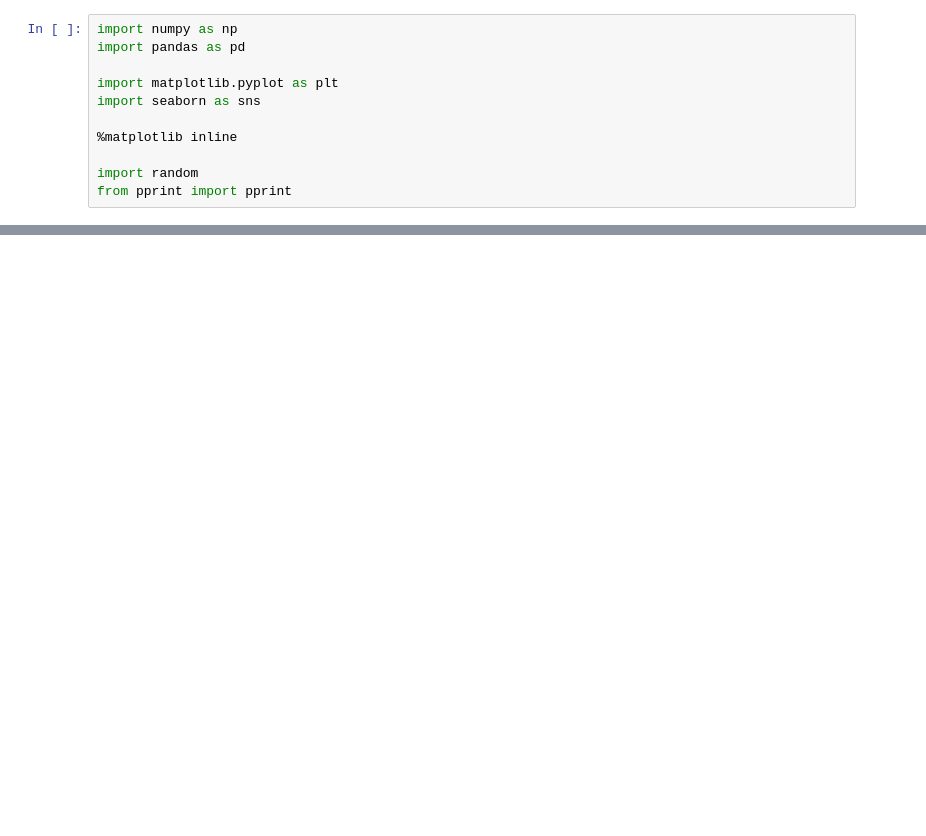
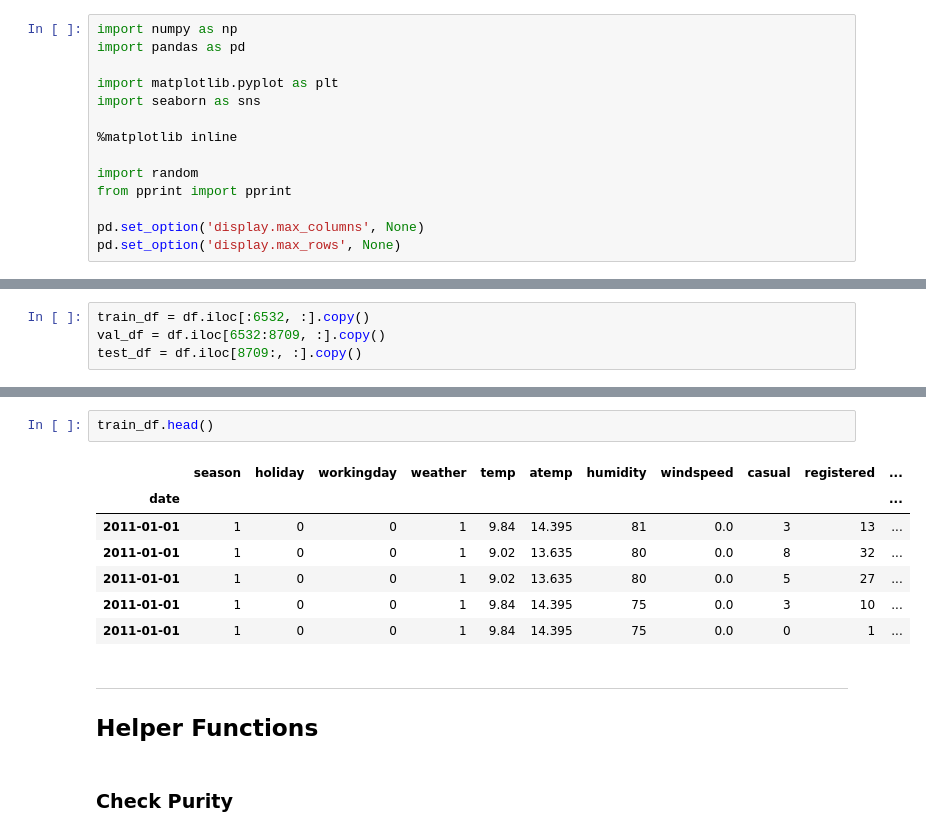
Before and after one commit to mailliwJ/fromScratch, a Jupyter notebook: decisionTree/decisionTreeRegressor.ipynb, the cells around one changed output, grey strips where cells are left out. Saved outputs shown, nothing was run; the diff lists cells and outputs as text; blank space fills up the shorter version.

```diff
--- a/decisionTree/decisionTreeRegressor.ipynb
+++ b/decisionTree/decisionTreeRegressor.ipynb
@@ -9,5 +9,8 @@ import seaborn as sns
 
 import random
 from pprint import pprint
+
+pd.set_option('display.max_columns', None)
+pd.set_option('display.max_rows', None)
 # %%
 df = pd.read_csv('../data/train_bikes.csv', parse_dates=['datetime'])
@@ -35,0 +47,4 @@ memory usage: 1020.7 KB
+# %%
+train_df = df.iloc[:6532, :].copy()
+val_df = df.iloc[6532:8709, :].copy()
+test_df = df.iloc[8709:, :].copy()
@@ -35,0 +97,15 @@ memory usage: 1020.7 KB
+# %%
+train_df.head()
+# %% [output]
+|  | season | holiday | workingday | weather | temp | atemp | humidity | windspeed | casual | registered | ... |
+| date |  |  |  |  |  |  |  |  |  |  | ... |
+| 2011-01-01 | 1 | 0 | 0 | 1 | 9.84 | 14.395 | 81 | 0.0 | 3 | 13 | ... |
+| 2011-01-01 | 1 | 0 | 0 | 1 | 9.02 | 13.635 | 80 | 0.0 | 8 | 32 | ... |
+| 2011-01-01 | 1 | 0 | 0 | 1 | 9.02 | 13.635 | 80 | 0.0 | 5 | 27 | ... |
+| 2011-01-01 | 1 | 0 | 0 | 1 | 9.84 | 14.395 | 75 | 0.0 | 3 | 10 | ... |
+| 2011-01-01 | 1 | 0 | 0 | 1 | 9.84 | 14.395 | 75 | 0.0 | 0 | 1 | ... |
+# %% [markdown]
+---
+## Helper Functions
+# %% [markdown]
+### Check Purity
```
Also changed, not shown: parts of 38 cells of this notebook, 1 other file.
